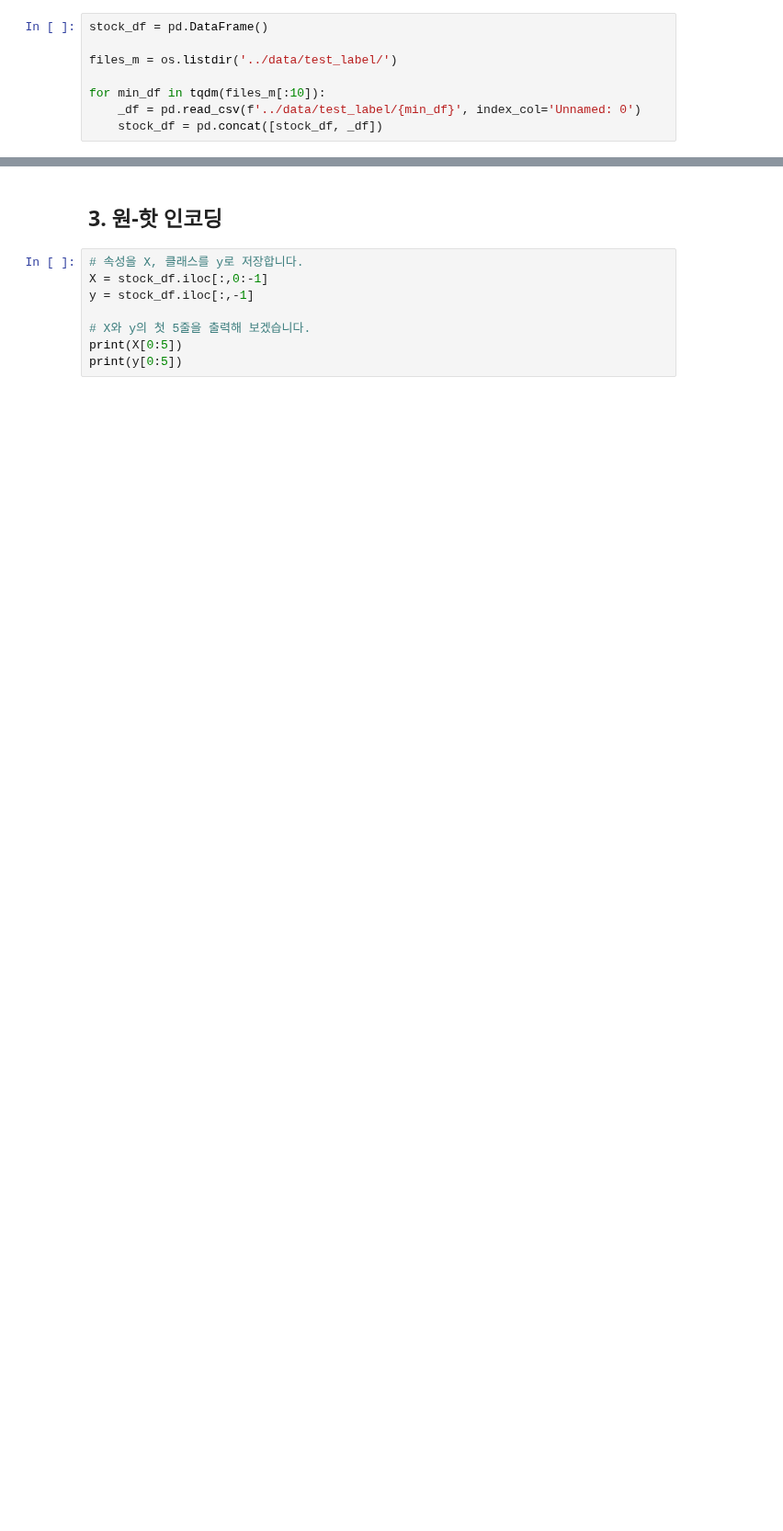
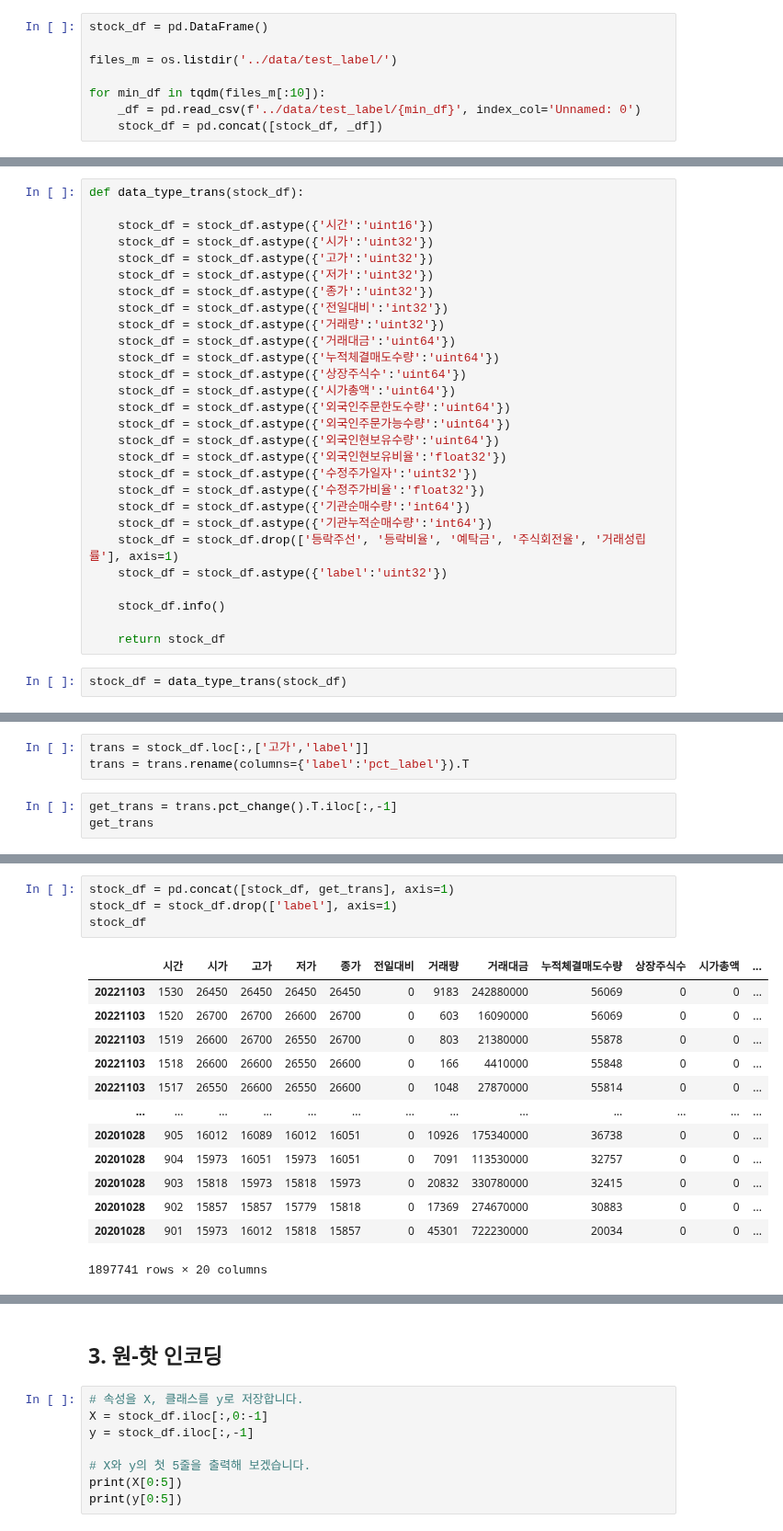
Before and after one commit to hwanghyeonjun98/trading, a Jupyter notebook: model.ipynb, the cells around one changed output, grey strips where cells are left out. Shown at 92% size. Saved outputs shown, nothing was run; the diff lists cells and outputs as text; blank space fills up the shorter version.

```diff
--- a/model.ipynb
+++ b/model.ipynb
@@ -121,0 +37,30 @@ stock_df.shape
+# %%
+def data_type_trans(stock_df):
+
+    stock_df = stock_df.astype({'시간':'uint16'})
+    stock_df = stock_df.astype({'시가':'uint32'})
+    stock_df = stock_df.astype({'고가':'uint32'})
+    stock_df = stock_df.astype({'저가':'uint32'})
+    stock_df = stock_df.astype({'종가':'uint32'})
+    stock_df = stock_df.astype({'전일대비':'int32'})
+    stock_df = stock_df.astype({'거래량':'uint32'})
+    stock_df = stock_df.astype({'거래대금':'uint64'})
+    stock_df = stock_df.astype({'누적체결매도수량':'uint64'})
+    stock_df = stock_df.astype({'상장주식수':'uint64'})
+    stock_df = stock_df.astype({'시가총액':'uint64'})
+    stock_df = stock_df.astype({'외국인주문한도수량':'uint64'})
+    stock_df = stock_df.astype({'외국인주문가능수량':'uint64'})
+    stock_df = stock_df.astype({'외국인현보유수량':'uint64'})
+    stock_df = stock_df.astype({'외국인현보유비율':'float32'})
+    stock_df = stock_df.astype({'수정주가일자':'uint32'})
+    stock_df = stock_df.astype({'수정주가비율':'float32'})
+    stock_df = stock_df.astype({'기관순매수량':'int64'})
+    stock_df = stock_df.astype({'기관누적순매수량':'int64'})
+    stock_df = stock_df.drop(['등락주선', '등락비율', '예탁금', '주식회전율', '거래성립률'], axis=1)
+    stock_df = stock_df.astype({'label':'uint32'})
+
+    stock_df.info()
+
+    return stock_df
+# %%
+stock_df = data_type_trans(stock_df)
@@ -121,0 +85,6 @@ stock_df.shape
+# %%
+trans = stock_df.loc[:,['고가','label']]
+trans = trans.rename(columns={'label':'pct_label'}).T
+# %%
+get_trans = trans.pct_change().T.iloc[:,-1]
+get_trans
@@ -121,0 +104,18 @@ stock_df.shape
+# %%
+stock_df = pd.concat([stock_df, get_trans], axis=1)
+stock_df = stock_df.drop(['label'], axis=1)
+stock_df
+# %% [output]
+|  | 시간 | 시가 | 고가 | 저가 | 종가 | 전일대비 | 거래량 | 거래대금 | 누적체결매도수량 | 상장주식수 | 시가총액 | ... |
+| 20221103 | 1530 | 26450 | 26450 | 26450 | 26450 | 0 | 9183 | 242880000 | 56069 | 0 | 0 | ... |
+| 20221103 | 1520 | 26700 | 26700 | 26600 | 26700 | 0 | 603 | 16090000 | 56069 | 0 | 0 | ... |
+| 20221103 | 1519 | 26600 | 26700 | 26550 | 26700 | 0 | 803 | 21380000 | 55878 | 0 | 0 | ... |
+| 20221103 | 1518 | 26600 | 26600 | 26550 | 26600 | 0 | 166 | 4410000 | 55848 | 0 | 0 | ... |
+| 20221103 | 1517 | 26550 | 26600 | 26550 | 26600 | 0 | 1048 | 27870000 | 55814 | 0 | 0 | ... |
+| ... | ... | ... | ... | ... | ... | ... | ... | ... | ... | ... | ... | ... |
+| 20201028 | 905 | 16012 | 16089 | 16012 | 16051 | 0 | 10926 | 175340000 | 36738 | 0 | 0 | ... |
+| 20201028 | 904 | 15973 | 16051 | 15973 | 16051 | 0 | 7091 | 113530000 | 32757 | 0 | 0 | ... |
+| 20201028 | 903 | 15818 | 15973 | 15818 | 15973 | 0 | 20832 | 330780000 | 32415 | 0 | 0 | ... |
+| 20201028 | 902 | 15857 | 15857 | 15779 | 15818 | 0 | 17369 | 274670000 | 30883 | 0 | 0 | ... |
+| 20201028 | 901 | 15973 | 16012 | 15818 | 15857 | 0 | 45301 | 722230000 | 20034 | 0 | 0 | ... |
+1897741 rows × 20 columns
```
Also changed, not shown: parts of 20 cells of this notebook.
